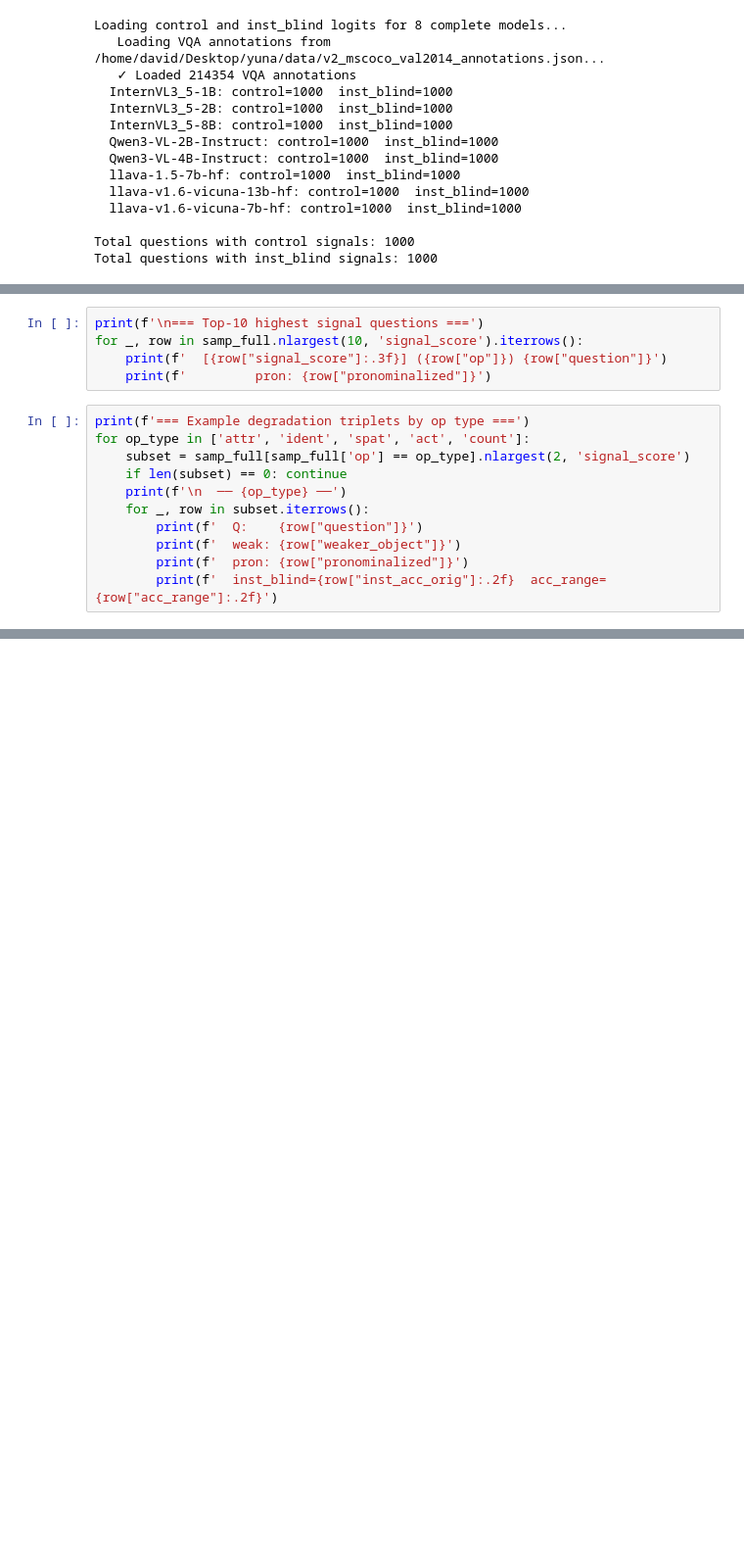
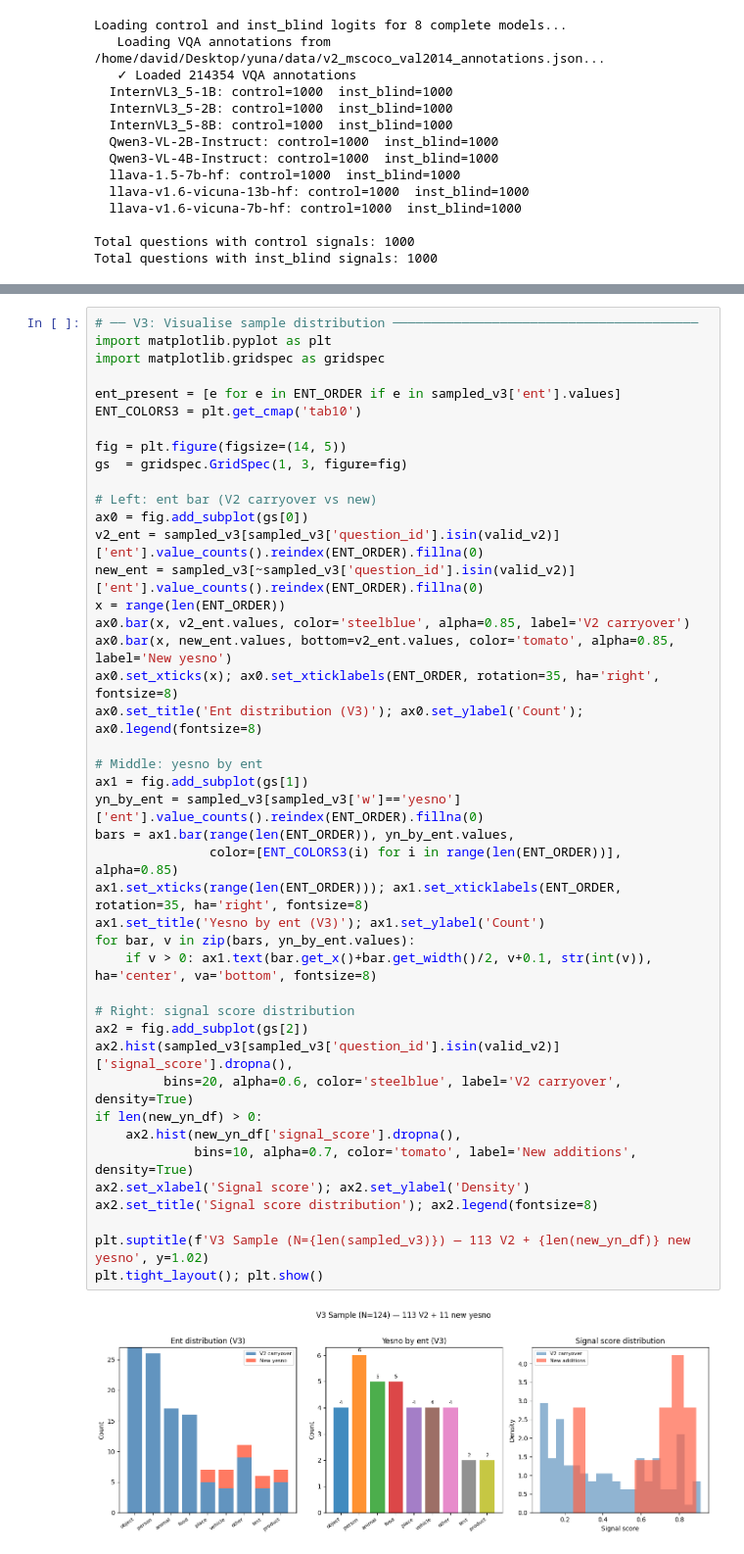
Before and after one commit to unolop/HPA, a Jupyter notebook: analysis/session2/01_sampling.ipynb, the cells around one changed output, grey strips where cells are left out. Shown at 98% size. Cells and saved outputs as stored; diff of their text form; blank space fills up the shorter version.

```diff
--- a/analysis/session2/01_sampling.ipynb
+++ b/analysis/session2/01_sampling.ipynb
@@ -453,16 +217,0 @@ for w, cnt in samp_full['w'].value_counts().items():
-# %%
-print(f'\n=== Top-10 highest signal questions ===')
-for _, row in samp_full.nlargest(10, 'signal_score').iterrows():
-    print(f'  [{row["signal_score"]:.3f}] ({row["op"]}) {row["question"]}')
-    print(f'         pron: {row["pronominalized"]}')
-# %%
-print(f'=== Example degradation triplets by op type ===')
-for op_type in ['attr', 'ident', 'spat', 'act', 'count']:
-    subset = samp_full[samp_full['op'] == op_type].nlargest(2, 'signal_score')
-    if len(subset) == 0: continue
-    print(f'\n  ── {op_type} ──')
-    for _, row in subset.iterrows():
-        print(f'  Q:    {row["question"]}')
-        print(f'  weak: {row["weaker_object"]}')
-        print(f'  pron: {row["pronominalized"]}')
-        print(f'  inst_blind={row["inst_acc_orig"]:.2f}  acc_range={row["acc_range"]:.2f}')
@@ -800,0 +394,45 @@ for _, row in new_flat.sort_values('avg_blind_acc', ascending=False).iterrows():
+# %%
+# ── V3: Visualise sample distribution ────────────────────────────────────────
+import matplotlib.pyplot as plt
+import matplotlib.gridspec as gridspec
+
+ent_present = [e for e in ENT_ORDER if e in sampled_v3['ent'].values]
+ENT_COLORS3 = plt.get_cmap('tab10')
+
+fig = plt.figure(figsize=(14, 5))
+gs  = gridspec.GridSpec(1, 3, figure=fig)
+
+# Left: ent bar (V2 carryover vs new)
+ax0 = fig.add_subplot(gs[0])
+v2_ent = sampled_v3[sampled_v3['question_id'].isin(valid_v2)]['ent'].value_counts().reindex(ENT_ORDER).fillna(0)
+new_ent = sampled_v3[~sampled_v3['question_id'].isin(valid_v2)]['ent'].value_counts().reindex(ENT_ORDER).fillna(0)
+x = range(len(ENT_ORDER))
+ax0.bar(x, v2_ent.values, color='steelblue', alpha=0.85, label='V2 carryover')
+ax0.bar(x, new_ent.values, bottom=v2_ent.values, color='tomato', alpha=0.85, label='New yesno')
+ax0.set_xticks(x); ax0.set_xticklabels(ENT_ORDER, rotation=35, ha='right', fontsize=8)
+ax0.set_title('Ent distribution (V3)'); ax0.set_ylabel('Count'); ax0.legend(fontsize=8)
+
+# Middle: yesno by ent
+ax1 = fig.add_subplot(gs[1])
+yn_by_ent = sampled_v3[sampled_v3['w']=='yesno']['ent'].value_counts().reindex(ENT_ORDER).fillna(0)
+bars = ax1.bar(range(len(ENT_ORDER)), yn_by_ent.values,
+               color=[ENT_COLORS3(i) for i in range(len(ENT_ORDER))], alpha=0.85)
+ax1.set_xticks(range(len(ENT_ORDER))); ax1.set_xticklabels(ENT_ORDER, rotation=35, ha='right', fontsize=8)
+ax1.set_title('Yesno by ent (V3)'); ax1.set_ylabel('Count')
+for bar, v in zip(bars, yn_by_ent.values):
+    if v > 0: ax1.text(bar.get_x()+bar.get_width()/2, v+0.1, str(int(v)), ha='center', va='bottom', fontsize=8)
+
+# Right: signal score distribution
+ax2 = fig.add_subplot(gs[2])
+ax2.hist(sampled_v3[sampled_v3['question_id'].isin(valid_v2)]['signal_score'].dropna(),
+         bins=20, alpha=0.6, color='steelblue', label='V2 carryover', density=True)
+if len(new_yn_df) > 0:
+    ax2.hist(new_yn_df['signal_score'].dropna(),
+             bins=10, alpha=0.7, color='tomato', label='New additions', density=True)
+ax2.set_xlabel('Signal score'); ax2.set_ylabel('Density')
+ax2.set_title('Signal score distribution'); ax2.legend(fontsize=8)
+
+plt.suptitle(f'V3 Sample (N={len(sampled_v3)}) — 113 V2 + {len(new_yn_df)} new yesno', y=1.02)
+plt.tight_layout(); plt.show()
+# %% [output]
+[figure, added]
```
Also changed, not shown: parts of 18 cells of this notebook, 46 other files.
